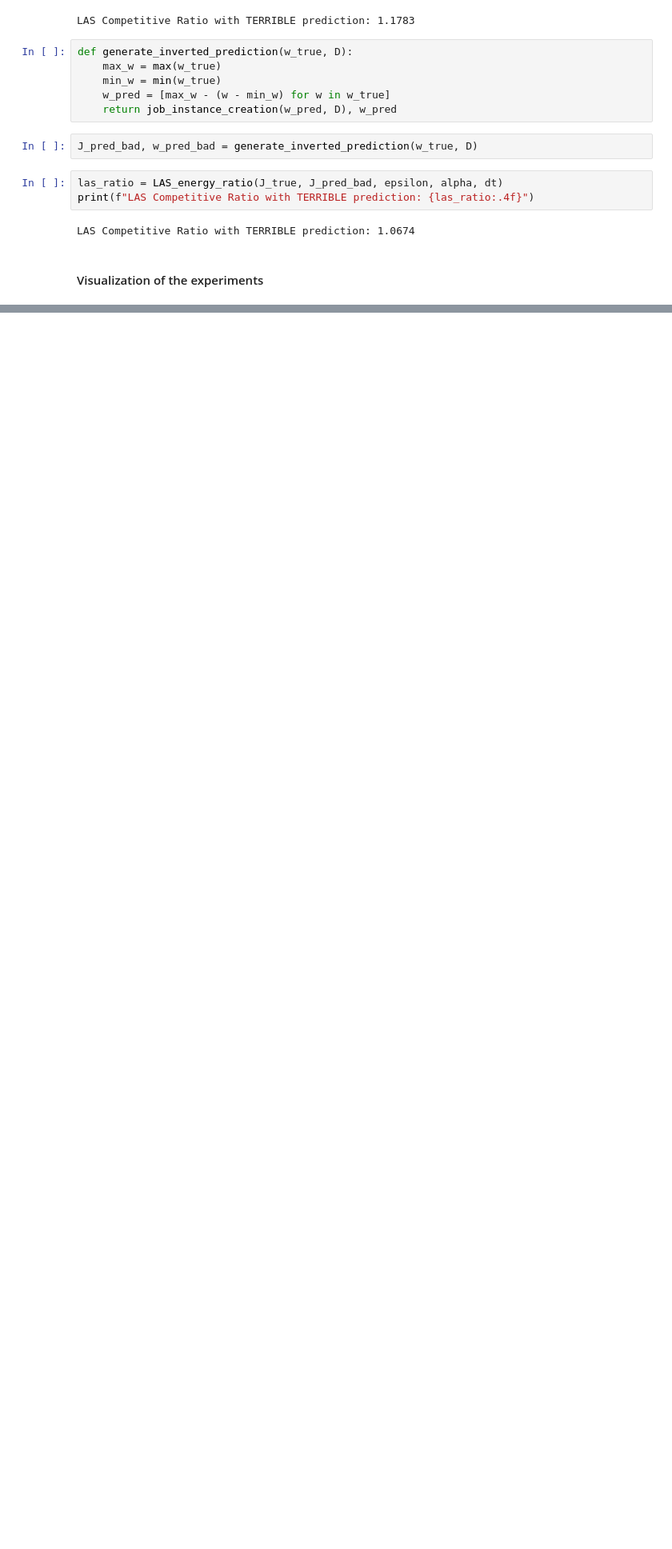
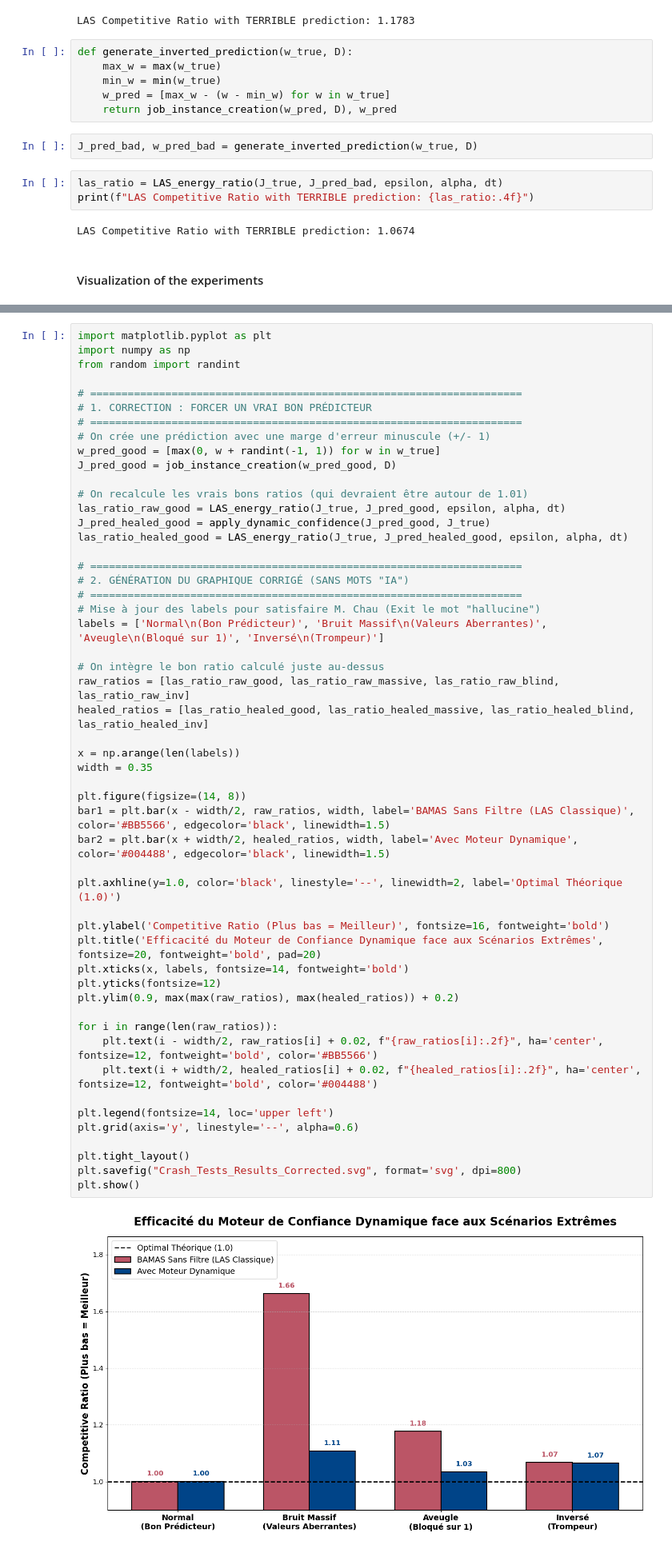
Before and after one commit to tahaabdelkrimdouik/LAS-TER-project, a Jupyter notebook: Fast_Introduction.ipynb, the cells around one changed output, grey strips where cells are left out. Shown at 80% size. Cells and saved outputs as stored; diff of their text form; blank space fills up the shorter version.

```diff
--- a/Fast_Introduction.ipynb
+++ b/Fast_Introduction.ipynb
@@ -312,0 +438,54 @@ NameError: name 'job_instance_creation' is not defined
+# %%
+import matplotlib.pyplot as plt
+import numpy as np
+from random import randint
+
+# =====================================================================
+# 1. CORRECTION : FORCER UN VRAI BON PRÉDICTEUR
+# =====================================================================
+# On crée une prédiction avec une marge d'erreur minuscule (+/- 1)
+w_pred_good = [max(0, w + randint(-1, 1)) for w in w_true]
+J_pred_good = job_instance_creation(w_pred_good, D)
+
+# On recalcule les vrais bons ratios (qui devraient être autour de 1.01)
+las_ratio_raw_good = LAS_energy_ratio(J_true, J_pred_good, epsilon, alpha, dt)
+J_pred_healed_good = apply_dynamic_confidence(J_pred_good, J_true)
+las_ratio_healed_good = LAS_energy_ratio(J_true, J_pred_healed_good, epsilon, alpha, dt)
+
+# =====================================================================
+# 2. GÉNÉRATION DU GRAPHIQUE CORRIGÉ (SANS MOTS "IA")
+# =====================================================================
+# Mise à jour des labels pour satisfaire M. Chau (Exit le mot "hallucine")
+labels = ['Normal\n(Bon Prédicteur)', 'Bruit Massif\n(Valeurs Aberrantes)', 'Aveugle\n(Bloqué sur 1)', 'Inversé\n(Trompeur)']
+
+# On intègre le bon ratio calculé juste au-dessus
+raw_ratios = [las_ratio_raw_good, las_ratio_raw_massive, las_ratio_raw_blind, las_ratio_raw_inv]
+healed_ratios = [las_ratio_healed_good, las_ratio_healed_massive, las_ratio_healed_blind, las_ratio_healed_inv]
+
+x = np.arange(len(labels))
+width = 0.35
+
+plt.figure(figsize=(14, 8))
+bar1 = plt.bar(x - width/2, raw_ratios, width, label='BAMAS Sans Filtre (LAS Classique)', color='#BB5566', edgecolor='black', linewidth=1.5)
+bar2 = plt.bar(x + width/2, healed_ratios, width, label='Avec Moteur Dynamique', color='#004488', edgecolor='black', linewidth=1.5)
+
+plt.axhline(y=1.0, color='black', linestyle='--', linewidth=2, label='Optimal Théorique (1.0)')
+
+plt.ylabel('Competitive Ratio (Plus bas = Meilleur)', fontsize=16, fontweight='bold')
+plt.title('Efficacité du Moteur de Confiance Dynamique face aux Scénarios Extrêmes', fontsize=20, fontweight='bold', pad=20)
+plt.xticks(x, labels, fontsize=14, fontweight='bold')
+plt.yticks(fontsize=12)
+plt.ylim(0.9, max(max(raw_ratios), max(healed_ratios)) + 0.2)
+
+for i in range(len(raw_ratios)):
+    plt.text(i - width/2, raw_ratios[i] + 0.02, f"{raw_ratios[i]:.2f}", ha='center', fontsize=12, fontweight='bold', color='#BB5566')
+    plt.text(i + width/2, healed_ratios[i] + 0.02, f"{healed_ratios[i]:.2f}", ha='center', fontsize=12, fontweight='bold', color='#004488')
+
+plt.legend(fontsize=14, loc='upper left')
+plt.grid(axis='y', linestyle='--', alpha=0.6)
+
+plt.tight_layout()
+plt.savefig("Crash_Tests_Results_Corrected.svg", format='svg', dpi=800)
+plt.show()
+# %% [output]
+[figure, added]
```
Also changed, not shown: parts of 8 cells of this notebook, 5 other files.
